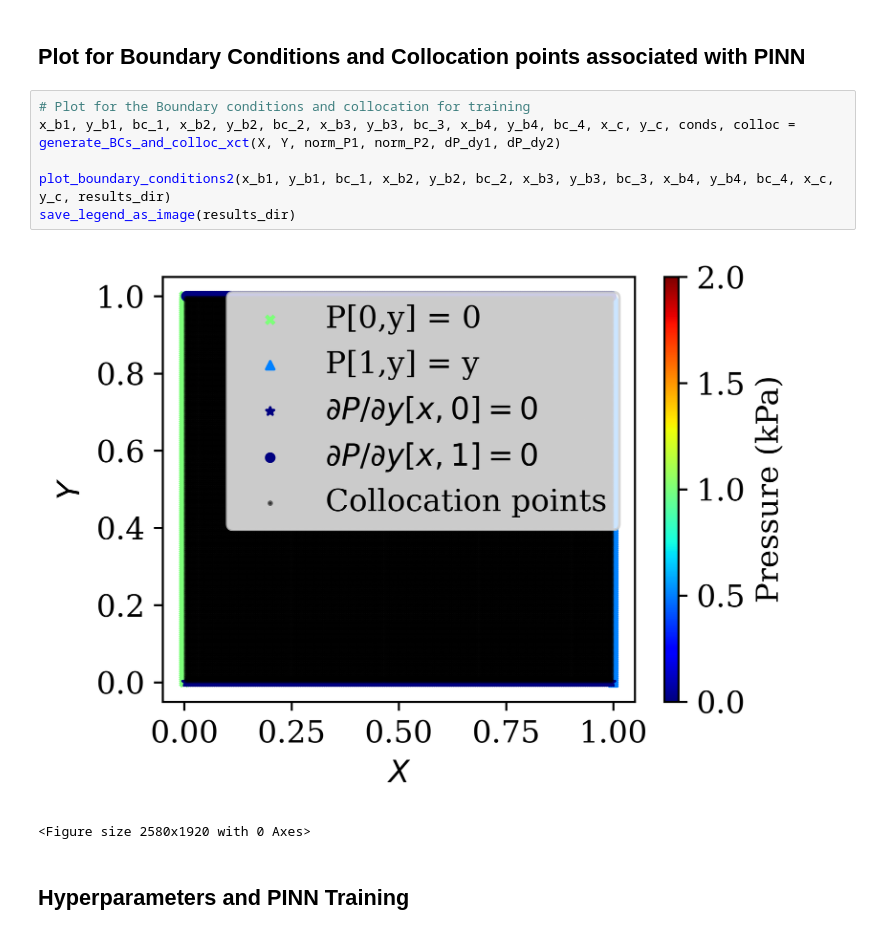
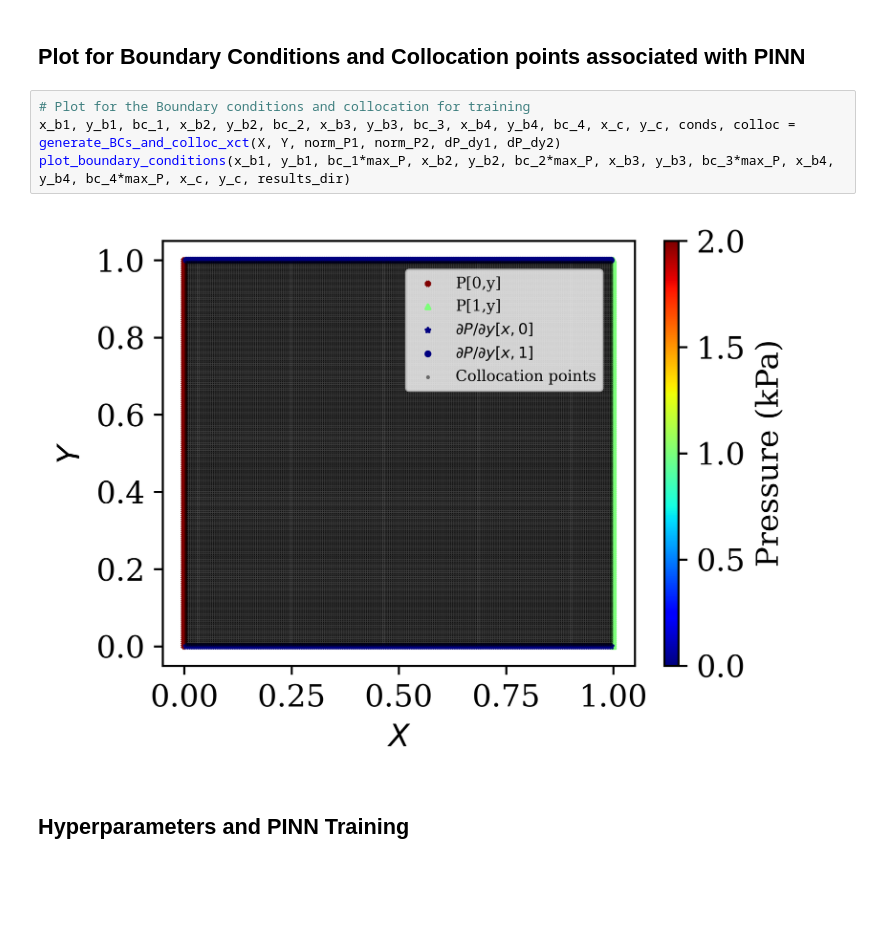
Before and after one commit to EMSL-Computing/Pore2Chip, a Jupyter notebook: examples/example_7_flow_2d_pinn_on_XCT.ipynb, the cells around one changed output. Saved outputs shown, nothing was run; the diff lists cells and outputs as text; blank space fills up the shorter version.

```diff
--- a/examples/example_7_flow_2d_pinn_on_XCT.ipynb
+++ b/examples/example_7_flow_2d_pinn_on_XCT.ipynb
@@ -126,12 +123,9 @@ norm_coeff = coeff/max_coeff
 # %%
 # Plot for the Boundary conditions and collocation for training
 x_b1, y_b1, bc_1, x_b2, y_b2, bc_2, x_b3, y_b3, bc_3, x_b4, y_b4, bc_4, x_c, y_c, conds, colloc = generate_BCs_and_colloc_xct(X, Y, norm_P1, norm_P2, dP_dy1, dP_dy2)
-
-plot_boundary_conditions2(x_b1, y_b1, bc_1, x_b2, y_b2, bc_2, x_b3, y_b3, bc_3, x_b4, y_b4, bc_4, x_c, y_c, results_dir)
-save_legend_as_image(results_dir)
+plot_boundary_conditions(x_b1, y_b1, bc_1*max_P, x_b2, y_b2, bc_2*max_P, x_b3, y_b3, bc_3*max_P, x_b4, y_b4, bc_4*max_P, x_c, y_c, results_dir)
 # %% [output]
-[figure, old version]
+[figure, new version]
-<Figure size 2580x1920 with 0 Axes>
 # %% [markdown]
 ## Hyperparameters and PINN Training
 # %%
```
Also changed, not shown: parts of 5 cells of this notebook, 10 other files.
